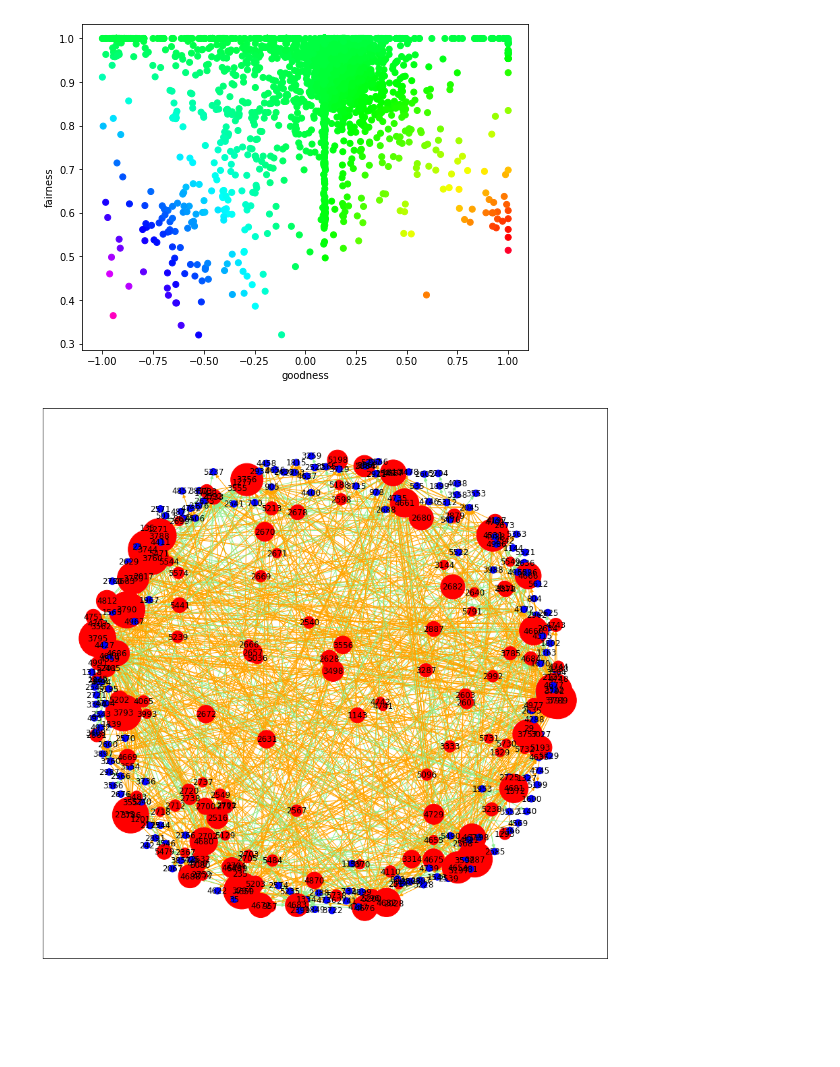
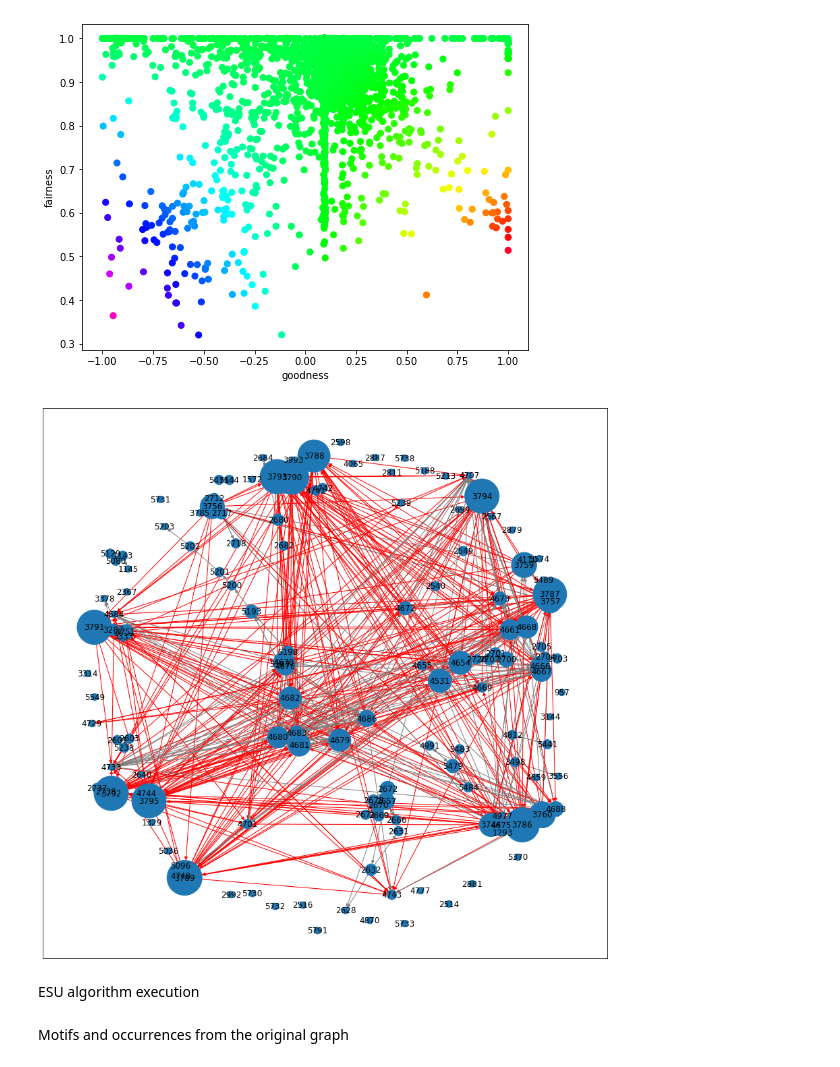
Before and after one commit to Starkiller13/LFN_project, a Jupyter notebook: main.ipynb, the cells around one changed output. Saved outputs shown, nothing was run; the diff lists cells and outputs as text; code cells hidden in the pictures; blank space fills up the shorter version.

```diff
--- a/main.ipynb
+++ b/main.ipynb
@@ -133,23 +136,27 @@ plt.show()
 # %%
 G1 = nx.MultiDiGraph()
 
 for i,j,dt in G.edges(data = True):
     if i in badguys:
         G1.add_node(i)
-        G1.add_node(j)
-        G1.add_edge(i,j,weight = dt['weight'])
+        if j in badguys:
+            G1.add_node(j)
+            G1.add_edge(i,j,weight = dt['weight'])
 
 plt.figure(figsize=(15, 15))
 nx.draw_networkx(G1,with_labels = True, pos=nx.spring_layout(G1), width=1.0,
-    node_color = ["red" if n in badguys else "blue" for n in G1.nodes()],
-    edge_color=["orange"if e[2]<0 else "lightgreen" for e in G1.edges(data='weight')],
+    edge_color=["red"if e[2]<0 else "gray" for e in G1.edges(data='weight')],
     node_size= [100+len(n[1])*100 for n in G1.adjacency()])
 plt.rcParams['axes.facecolor']='white'
 #plt.savefig("drawings/bg_chart_"+DATA_FILE[5:-4]+".png")
 # %% [output]
-[figure, old version]
+[figure, new version]
+# %% [markdown]
+ESU algorithm execution
 # %%
 motif_res = motifs(g,k=3, return_maps=True)#ESU implemented motif count
+# %% [markdown]
+Motifs and occurrences from the original graph
 # %%
 for ind,item in enumerate(motif_res[0]):
     print("Motif no. %d, occurrencies: %d"%(ind+1,motif_res[1][ind]))
```
Also changed, not shown: parts of 10 cells of this notebook, 1 other file.
